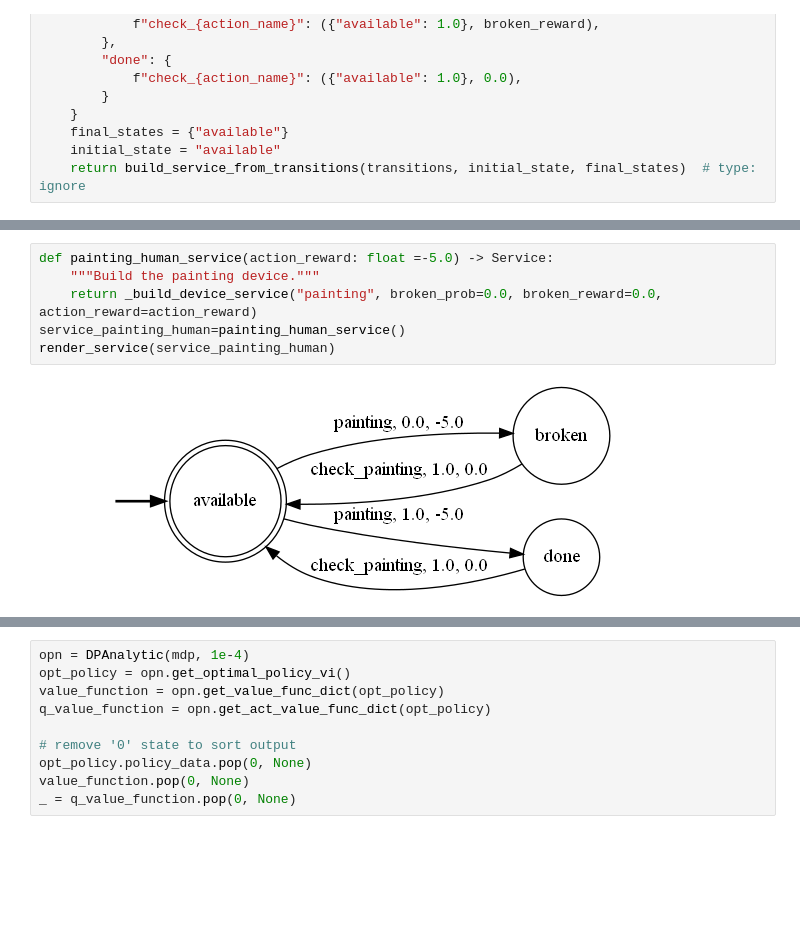
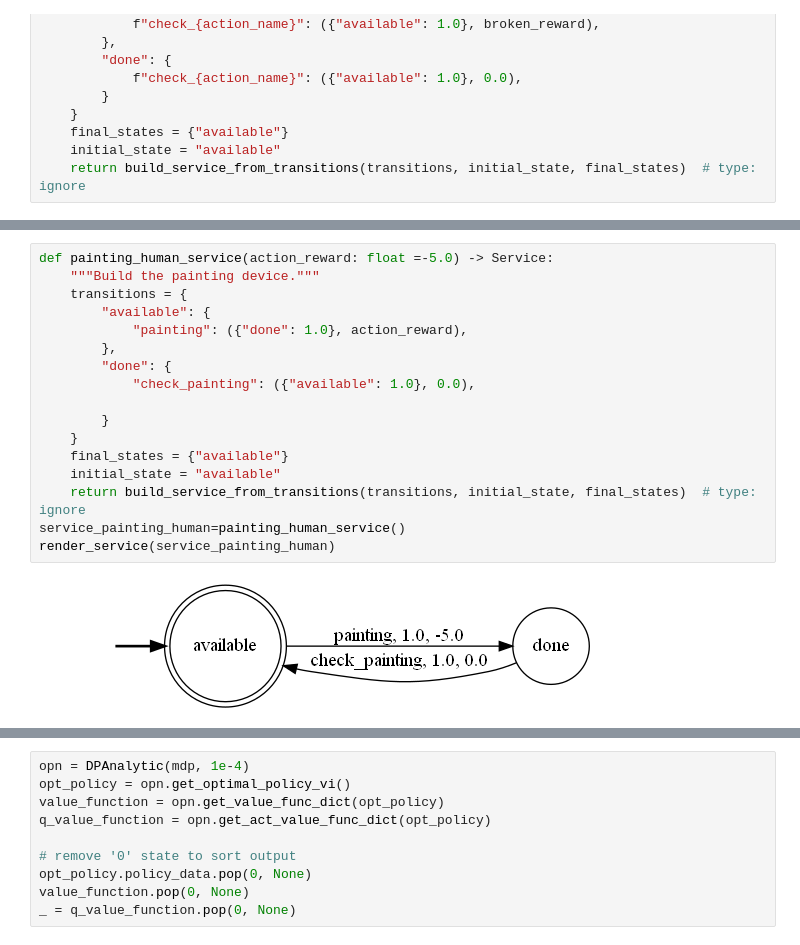
Before and after one commit to luusi/stochastic-service-composition, a Jupyter notebook: docs/notebooks/05-ceramics-production-use-case.ipynb, the cells around one changed output, grey strips where cells are left out. Saved outputs shown, nothing was run; the diff lists cells and outputs as text; blank space fills up the shorter version.

```diff
--- a/docs/notebooks/05-ceramics-production-use-case.ipynb
+++ b/docs/notebooks/05-ceramics-production-use-case.ipynb
@@ -96,11 +90,22 @@ render_service(service_painting)
 # %%
 def painting_human_service(action_reward: float =-5.0) -> Service:
     """Build the painting device."""
-    return _build_device_service("painting", broken_prob=0.0, broken_reward=0.0, action_reward=action_reward)
+    transitions = {
+        "available": {
+            "painting": ({"done": 1.0}, action_reward),
+        },
+        "done": {
+            "check_painting": ({"available": 1.0}, 0.0),
+
+        }
+    }
+    final_states = {"available"}
+    initial_state = "available"
+    return build_service_from_transitions(transitions, initial_state, final_states)  # type: ignore
 service_painting_human=painting_human_service()
 render_service(service_painting_human)
 # %% [output]
-[figure, old version]
+[figure, new version]
 # %%
 def second_baking_service(broken_prob: float = DEFAULT_BROKEN_PROB, broken_reward: float = DEFAULT_BROKEN_REWARD, action_reward: float = DEFAULT_REWARD) -> Service:
     """Build the second_baking device."""
```
Also changed, not shown: parts of 15 cells of this notebook, 3 other files.
